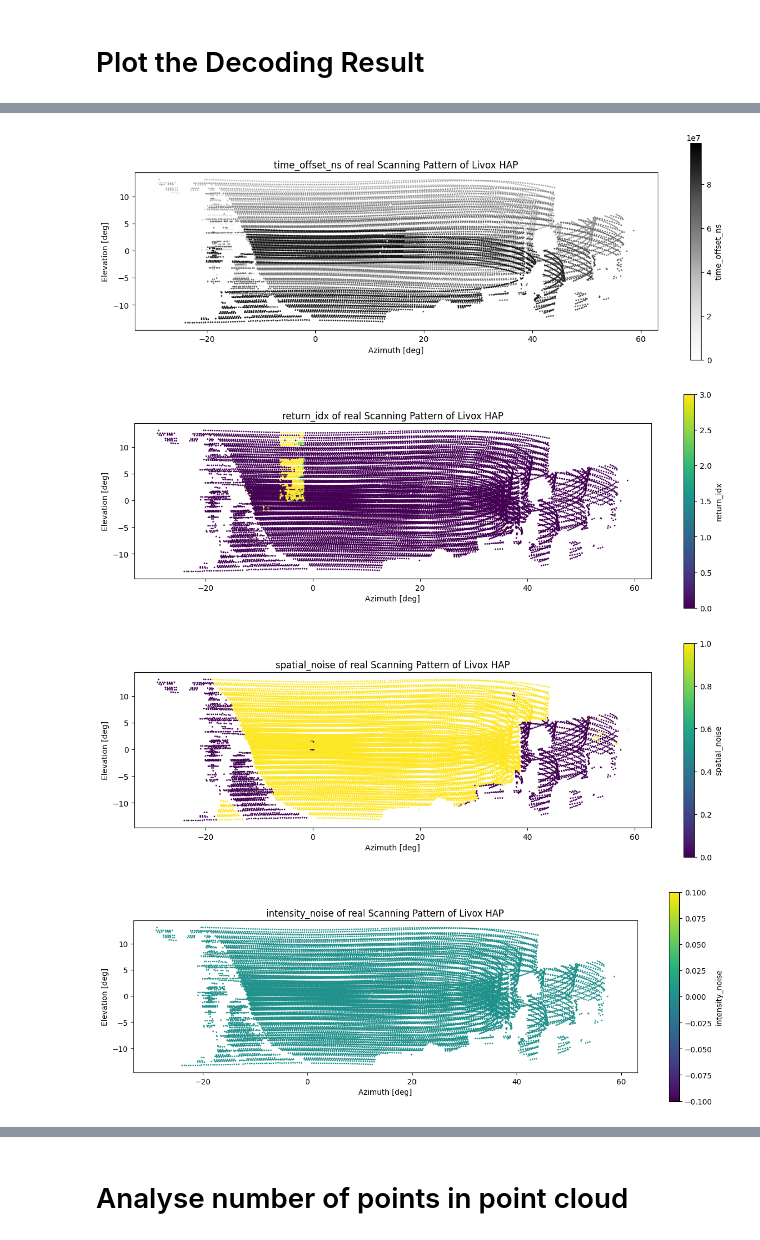
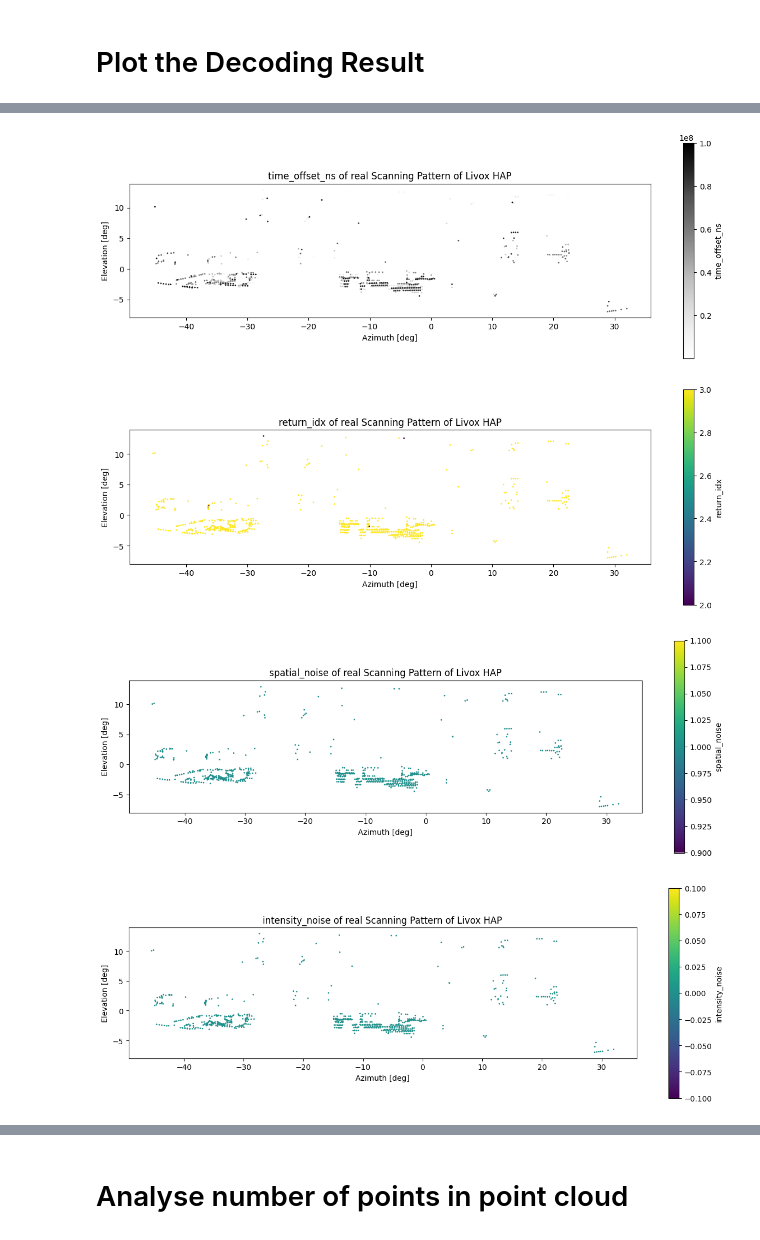
Before and after one commit to philRudd69/livox_HAP_ros_driver2, a Jupyter notebook: testing/decode_pc.ipynb, the cells around one changed output, grey strips where cells are left out. Cells and saved outputs as stored; diff of their text form; code cells hidden in the pictures.

```diff
--- a/testing/decode_pc.ipynb
+++ b/testing/decode_pc.ipynb
@@ -12,13 +12,15 @@ import math
 # %%
 # global settings:
 path="./"  # for saving plots
-rosbag_dir = "/media/markus/Extreme_SSD/rosbags/Livox_HAP_driver_investigation/config_with_first_return_only/rosbag2_2025_08_29-11_18_32"
+rosbag_dir = "/media/markus/Extreme_SSD/rosbags/Livox_HAP_driver_investigation/config_with_non_repetivitve_pattern/altered_driver/rosbag2_2025_08_29-16_27_41"
+#rosbag_dir = "/media/markus/Extreme_SSD/rosbags/Livox_HAP_driver_investigation/config_with_non_repetivitve_pattern/original_driver/rosbag2_2025_08_29-16_43_53"
 #rosbag_dir = "/media/markus/Extreme_SSD/rosbags/Livox_HAP_driver_investigation/config_with_fixed_pattern/rosbag2_2025_08_28-18_09_41"
 #rosbag_dir = "/media/markus/Extreme_SSD/rosbags/Livox_HAP_driver_investigation/config_with_permanent_time_sync/rosbag2_2025_08_29-08_21_50"
 #rosbag_dir = "/mnt/dbs-omniverse-dev/markusfranzziegler/rosbags/Livox_HAP_TX/2025-08-18T14-09-58Z/"
 
 #topic = "/ods/l_06_c_c/pointcloud" # on dmu
 topic = "/livox/lidar_192_168_43_117"  # this topic has PoinCloud2 message format, but custom pointfield"
+#topic = "/livox/lidar"  # topic in the rosbag recorded with the original driver
 
 typestore = get_typestore(Stores.ROS2_HUMBLE)
 # %%
@@ -224,7 +226,7 @@ Name: count, dtype: int64
 coloring = ["reflectivity", "line", "time_offset_ns", "return_idx", "spatial_noise", "intensity_noise", "reserved"]
 
 # show only returns > 0
-no_0_returns_df = decoded_pc_df[decoded_pc_df["return_idx"] > -1]
+no_0_returns_df = decoded_pc_df[decoded_pc_df["return_idx"] > 0]
 
 for color_idx,color in enumerate(coloring):
     plot_compensated_pc(no_0_returns_df, coloring=color)
@@ -234,4 +236,4 @@ for color_idx,color in enumerate(coloring):
-[figure, old version]
+[figure, new version]
-[figure, old version]
+[figure, new version]
-[figure, old version]
+[figure, new version]
-[figure, old version]
+[figure, new version]
```
Also changed, not shown: parts of 4 cells of this notebook, 6 other files.
